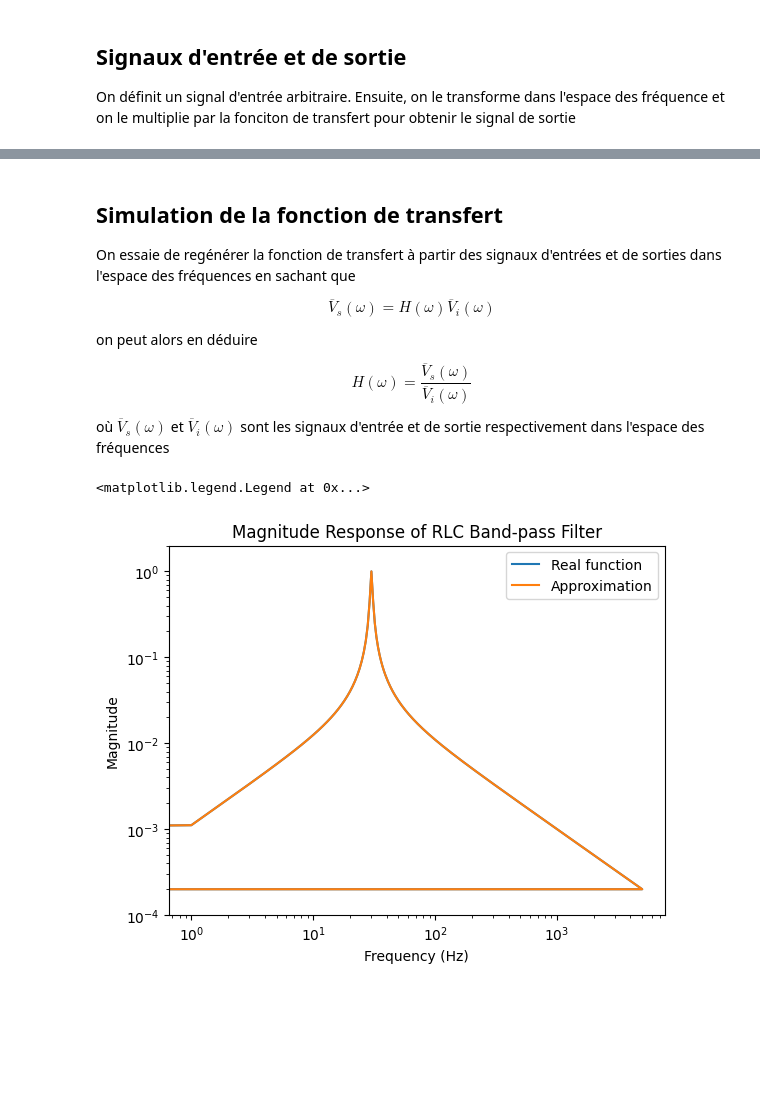
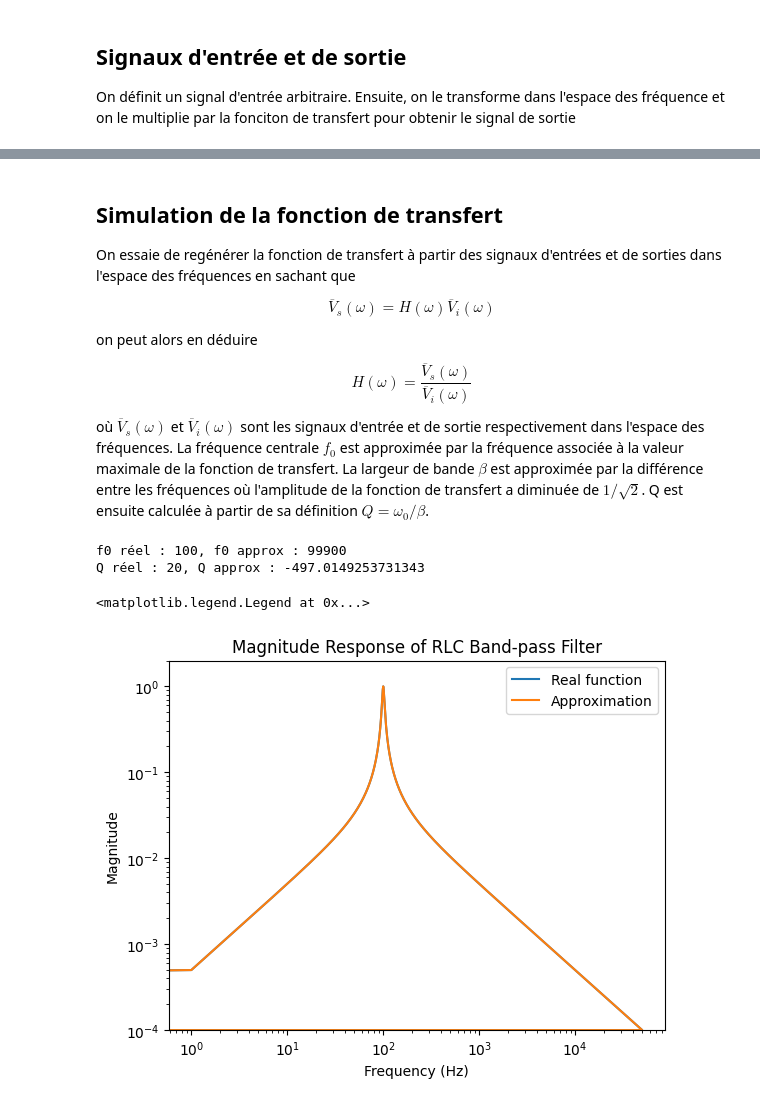
Before and after one commit to francisbpolymtl/TechExEquipe1, a Jupyter notebook: Mandat2/Simulations/plotSignals.ipynb, the cells around one changed output, grey strips where cells are left out. Saved outputs shown, nothing was run; the diff lists cells and outputs as text; code cells hidden in the pictures; blank space fills up the shorter version.

Commit message:
Probleme avec Calcul de Q

```diff
--- a/Mandat2/Simulations/plotSignals.ipynb
+++ b/Mandat2/Simulations/plotSignals.ipynb
@@ -31,14 +32,14 @@ def transfer_function(f, f0, Q):
     x= w/w0
     return 1/(1+1.j*Q*(x-1/(x+1e-16)))
 
-N = 10000 # number of points
+N = 100000 # number of points
 
 t = np.linspace(0, 1, N, endpoint=False) # Definition of time vector
 frequencies = np.fft.fftfreq(len(t), d=t[1]-t[0]) # Definition of associated frequencies vector
 
 # Parameters of transfer function
-Q = 30
-f0 = 30
+Q = 20
+f0 = 100
 
 TF_values = transfer_function(frequencies, f0, Q) # Calculation of trnasfert function (TF :TransferFunction)
 transNorm = np.absolute(TF_values)
@@ -72,15 +73,15 @@ On définit un signal d'entrée arbitraire. Ensuite, on le transforme dans l'esp
 # %%
 # Generate input signal
 
-input_signal = np.sin(2*np.pi*30*t) # Sin pur
+# input_signal = np.sin(2*np.pi*30*t) # Sin pur
 
 # input_signal = np.sin(2 * np.pi * 5 * t) + 0.5 * np.sin(2 * np.pi * 50 * t)  # Combinaison de sin
 
 # input_signal = np.random.normal(0, 1, N) # White noise
 
-# frequency_start = 5  # Starting frequency in Hz
-# frequency_end = 1000  # Ending frequency in Hz
-# input_signal = chirp(t, f0=frequency_start, f1=frequency_end, t1=1, method='linear') # Chirp
+frequency_start = 5  # Starting frequency in Hz
+frequency_end = 200  # Ending frequency in Hz
+input_signal = chirp(t, f0=frequency_start, f1=frequency_end, t1=1, method='linear') # Chirp
 
 # Apply the Fourier transform to the input signal
 input_signal_freq = np.fft.fft(input_signal)
@@ -123,23 +124,49 @@ on peut alors en déduire
 
 $$ H(\omega) = \frac{\overline{V}_s(\omega)}{\overline{V}_i(\omega)} $$
 
-où $\overline{V}_s(\omega)$ et $\overline{V}_i(\omega)$ sont les signaux d'entrée et de sortie respectivement dans l'espace des fréquences
+où $\overline{V}_s(\omega)$ et $\overline{V}_i(\omega)$ sont les signaux d'entrée et de sortie respectivement dans l'espace des fréquences. La fréquence centrale $f_0$ est approximée par la fréquence associée à la valeur maximale de la fonction de transfert. La largeur de bande $\beta$ est approximée par la différence entre les fréquences où l'amplitude de la fonction de transfert a diminuée de $1/\sqrt{2}$. Q est ensuite calculée à partir de sa définition $Q=\omega_0/\beta$.
 # %%
 TF_approx = output_signal_freq/input_signal_freq # Transfer function approximation
 
+
 TF_approx_norm = np.absolute(TF_approx)
 TF_approx_angle = np.angle(TF_approx)
+
+# Calculation of Q and f_0
+max_TF_approx= max(TF_approx_norm)
+f0_approx = np.argmax(TF_approx_norm) #f0
+
+threshold = 1/np.sqrt(2)
+target_norm = threshold * max_TF_approx
+
+# Lower frequency
+lower_bandwidth_index = (np.abs(np.array(TF_approx_norm[:f0_approx]) - target_norm)).argmin()
+lower_bandwidth_freq = frequencies[lower_bandwidth_index]
+
+# Upper frequency
+upper_bandwidth_index = (np.abs(np.array(TF_approx_norm[f0_approx:]) - target_norm)).argmin() + f0_approx
+upper_bandwidth_freq = frequencies[upper_bandwidth_index]
+
+beta_approx = upper_bandwidth_freq - lower_bandwidth_freq
+
+Q_approx = f0_approx/beta_approx
+
+print(f'f0 réel : {f0}, f0 approx : {f0_approx}')
+print(f'Q réel : {Q}, Q approx : {Q_approx}')
+
 
 # Plot transfer function norm and its approximation
 plt.figure()
 plt.loglog(frequencies, transNorm, label = 'Real function')
 plt.loglog(frequencies, TF_approx_norm, label = 'Approximation')
 plt.ylim(0.0001,2)
 plt.title('Magnitude Response of RLC Band-pass Filter')
 plt.xlabel('Frequency (Hz)')
 plt.ylabel('Magnitude')
 plt.legend()
 # plt.grid(which='both', axis='both')
 # %% [output]
-<matplotlib.legend.Legend at 0x...>
+f0 réel : 100, f0 approx : 99900
+Q réel : 20, Q approx : -497.0149253731343
+<matplotlib.legend.Legend at 0x...>
-[figure, old version]
+[figure, new version]
```
Also changed, not shown: parts of 4 cells of this notebook.
